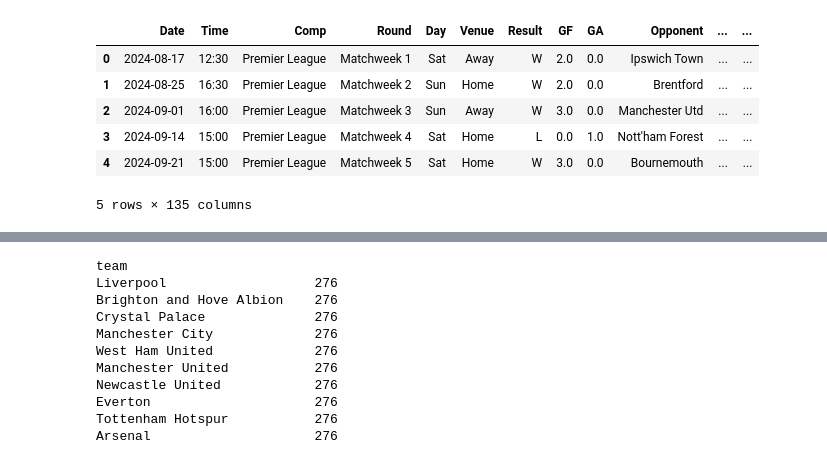
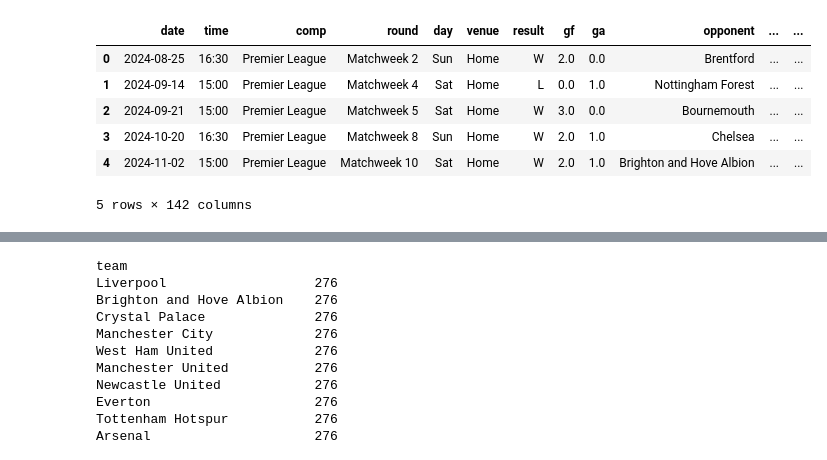
Before and after one commit to Viperoxz/Football-Predicting, a Jupyter notebook: data_preprocessing.ipynb, the cells around one changed output, grey strips where cells are left out. Drawn from its saved outputs; the diff is of its cells as text; code cells hidden in the pictures.

```diff
--- a/data_preprocessing.ipynb
+++ b/data_preprocessing.ipynb
@@ -6,11 +3,11 @@ import seaborn as sns
 # %%
-df = pd.read_csv('./data/new_matches.csv')
+df = pd.read_csv('./data/raw_data.csv')
 df.head()
 # %% [output]
-|  | Date | Time | Comp | Round | Day | Venue | Result | GF | GA | Opponent | ... | ... |
-| 0 | 2024-08-17 | 12:30 | Premier League | Matchweek 1 | Sat | Away | W | 2.0 | 0.0 | Ipswich Town | ... | ... |
-| 1 | 2024-08-25 | 16:30 | Premier League | Matchweek 2 | Sun | Home | W | 2.0 | 0.0 | Brentford | ... | ... |
-| 2 | 2024-09-01 | 16:00 | Premier League | Matchweek 3 | Sun | Away | W | 3.0 | 0.0 | Manchester Utd | ... | ... |
-| 3 | 2024-09-14 | 15:00 | Premier League | Matchweek 4 | Sat | Home | L | 0.0 | 1.0 | Nott'ham Forest | ... | ... |
-| 4 | 2024-09-21 | 15:00 | Premier League | Matchweek 5 | Sat | Home | W | 3.0 | 0.0 | Bournemouth | ... | ... |
+|  | date | time | comp | round | day | venue | result | gf | ga | opponent | ... | ... |
+| 0 | 2024-08-25 | 16:30 | Premier League | Matchweek 2 | Sun | Home | W | 2.0 | 0.0 | Brentford | ... | ... |
+| 1 | 2024-09-14 | 15:00 | Premier League | Matchweek 4 | Sat | Home | L | 0.0 | 1.0 | Nottingham Forest | ... | ... |
+| 2 | 2024-09-21 | 15:00 | Premier League | Matchweek 5 | Sat | Home | W | 3.0 | 0.0 | Bournemouth | ... | ... |
+| 3 | 2024-10-20 | 16:30 | Premier League | Matchweek 8 | Sun | Home | W | 2.0 | 1.0 | Chelsea | ... | ... |
+| 4 | 2024-11-02 | 15:00 | Premier League | Matchweek 10 | Sat | Home | W | 2.0 | 1.0 | Brighton and Hove Albion | ... | ... |
-5 rows × 135 columns
+5 rows × 142 columns
```
Also changed, not shown: parts of 35 cells of this notebook, 6 other files.
